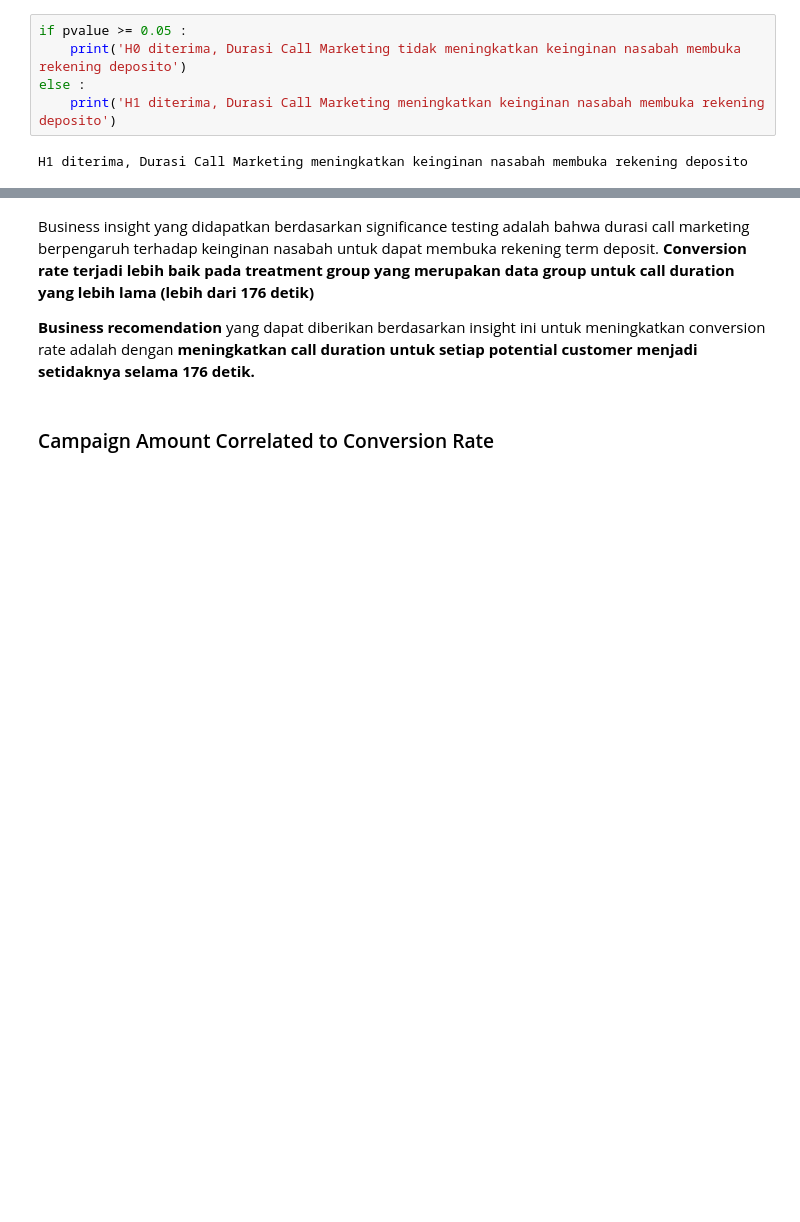
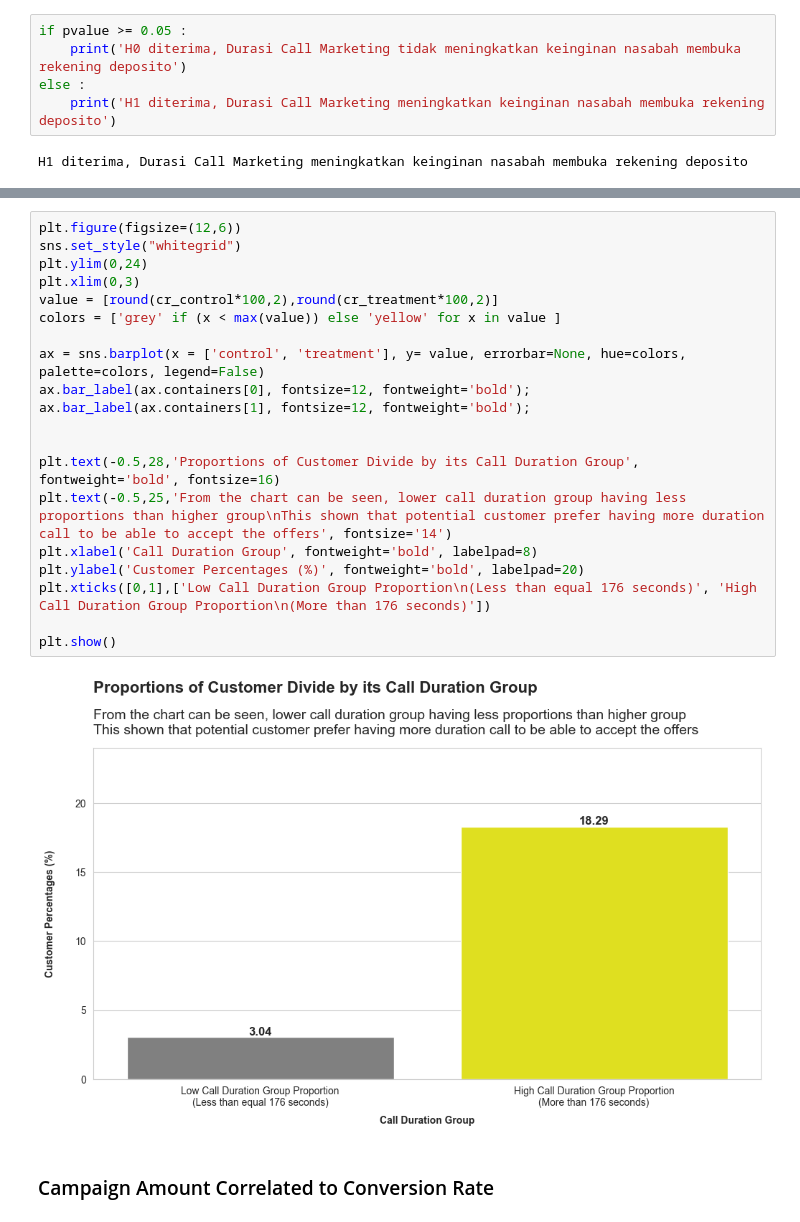
Before and after one commit to bagusatya08/Term-Deposit-Potential-Customer-Prediction, a Jupyter notebook: stage-1/eda-insight-visualization.ipynb, the cells around one changed output, grey strips where cells are left out. Cells and saved outputs as stored; diff of their text form; blank space fills up the shorter version.

Commit message:
adding more business insights

```diff
--- a/stage-1/eda-insight-visualization.ipynb
+++ b/stage-1/eda-insight-visualization.ipynb
@@ -356,7 +361,25 @@ H1 diterima, Durasi Call Marketing meningkatkan keinginan nasabah membuka rekeni
-# %% [markdown]
-Business insight yang didapatkan berdasarkan significance testing adalah bahwa durasi call marketing berpengaruh terhadap keinginan nasabah untuk dapat membuka rekening term deposit. **Conversion rate terjadi lebih baik pada treatment group yang merupakan data group untuk call duration yang lebih lama (lebih dari 176 detik)**
-
-**Business recomendation** yang dapat diberikan berdasarkan insight ini untuk meningkatkan conversion rate adalah dengan **meningkatkan call duration untuk setiap potential customer menjadi setidaknya selama 176 detik.**
+# %%
+plt.figure(figsize=(12,6))
+sns.set_style("whitegrid")
+plt.ylim(0,24)
+plt.xlim(0,3)
+value = [round(cr_control*100,2),round(cr_treatment*100,2)]
+colors = ['grey' if (x < max(value)) else 'yellow' for x in value ]
+
+ax = sns.barplot(x = ['control', 'treatment'], y= value, errorbar=None, hue=colors, palette=colors, legend=False)
+ax.bar_label(ax.containers[0], fontsize=12, fontweight='bold');
+ax.bar_label(ax.containers[1], fontsize=12, fontweight='bold');
+
+
+plt.text(-0.5,28,'Proportions of Customer Divide by its Call Duration Group', fontweight='bold', fontsize=16)
+plt.text(-0.5,25,'From the chart can be seen, lower call duration group having less proportions than higher group\nThis shown that potential customer prefer having more duration call to be able to accept the offers', fontsize='14')
+plt.xlabel('Call Duration Group', fontweight='bold', labelpad=8)
+plt.ylabel('Customer Percentages (%)', fontweight='bold', labelpad=20)
+plt.xticks([0,1],['Low Call Duration Group Proportion\n(Less than equal 176 seconds)', 'High Call Duration Group Proportion\n(More than 176 seconds)'])
+
+plt.show()
+# %% [output]
+[figure, added]
 # %% [markdown]
 ### Campaign Amount Correlated to Conversion Rate
 # %%
```
Also changed, not shown: parts of 62 cells of this notebook.
